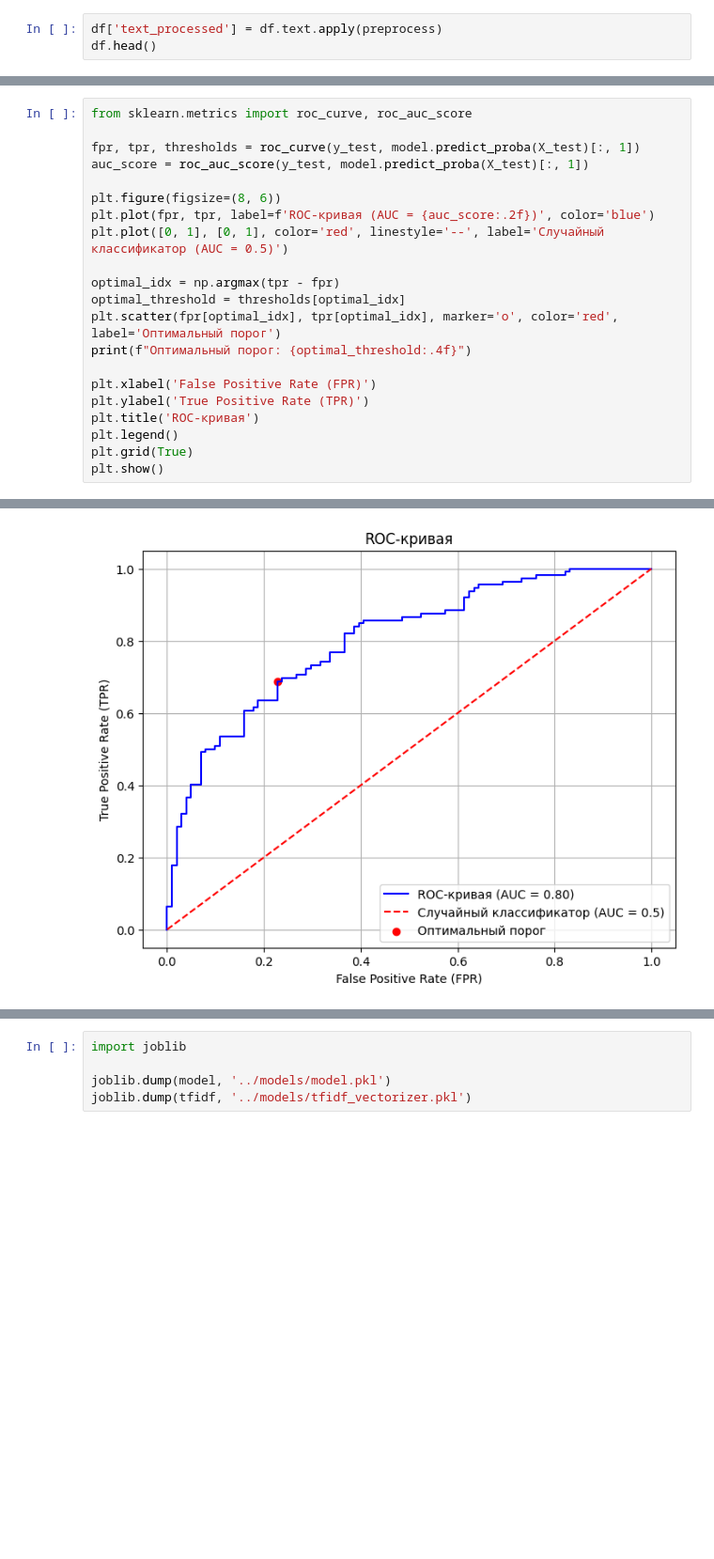
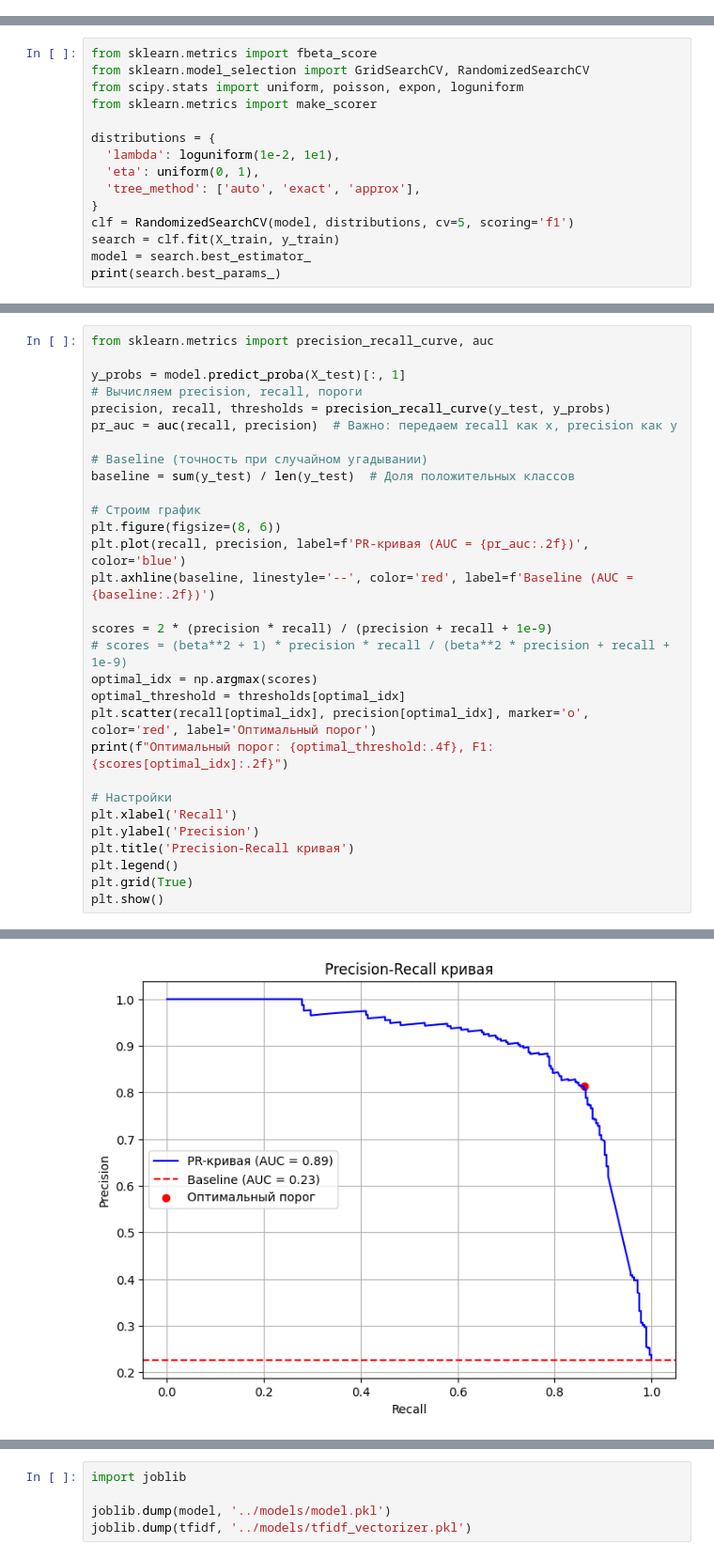
Before and after one commit to qosquo/trachtenberg, a Jupyter notebook: notebooks/jokes.ipynb, the cells around one changed output, grey strips where cells are left out. Shown at 94% size. Drawn from its saved outputs; the diff is of its cells as text; blank space fills up the shorter version.

```diff
--- a/notebooks/jokes.ipynb
+++ b/notebooks/jokes.ipynb
@@ -50,3 +32,0 @@ np.int64(0)
-# %%
-df['text_processed'] = df.text.apply(preprocess)
-df.head()
@@ -103,0 +121,15 @@ LogisticRegression(max_iter=1000, random_state=42, solver='liblinear')
+# %%
+from sklearn.metrics import fbeta_score
+from sklearn.model_selection import GridSearchCV, RandomizedSearchCV
+from scipy.stats import uniform, poisson, expon, loguniform
+from sklearn.metrics import make_scorer
+
+distributions = {
+  'lambda': loguniform(1e-2, 1e1),
+  'eta': uniform(0, 1),
+  'tree_method': ['auto', 'exact', 'approx'],
+}
+clf = RandomizedSearchCV(model, distributions, cv=5, scoring='f1')
+search = clf.fit(X_train, y_train)
+model = search.best_estimator_
+print(search.best_params_)
@@ -136,21 +190,30 @@ plt.show()
 # %%
-from sklearn.metrics import roc_curve, roc_auc_score
+from sklearn.metrics import precision_recall_curve, auc
 
-fpr, tpr, thresholds = roc_curve(y_test, model.predict_proba(X_test)[:, 1])
-auc_score = roc_auc_score(y_test, model.predict_proba(X_test)[:, 1])
+y_probs = model.predict_proba(X_test)[:, 1]
+# Вычисляем precision, recall, пороги
+precision, recall, thresholds = precision_recall_curve(y_test, y_probs)
+pr_auc = auc(recall, precision)  # Важно: передаем recall как x, precision как y
 
+# Baseline (точность при случайном угадывании)
+baseline = sum(y_test) / len(y_test)  # Доля положительных классов
+
+# Строим график
 plt.figure(figsize=(8, 6))
-plt.plot(fpr, tpr, label=f'ROC-кривая (AUC = {auc_score:.2f})', color='blue')
-plt.plot([0, 1], [0, 1], color='red', linestyle='--', label='Случайный классификатор (AUC = 0.5)')
+plt.plot(recall, precision, label=f'PR-кривая (AUC = {pr_auc:.2f})', color='blue')
+plt.axhline(baseline, linestyle='--', color='red', label=f'Baseline (AUC = {baseline:.2f})')
 
-optimal_idx = np.argmax(tpr - fpr)
+scores = 2 * (precision * recall) / (precision + recall + 1e-9)
+# scores = (beta**2 + 1) * precision * recall / (beta**2 * precision + recall + 1e-9)
+optimal_idx = np.argmax(scores)
 optimal_threshold = thresholds[optimal_idx]
-plt.scatter(fpr[optimal_idx], tpr[optimal_idx], marker='o', color='red', label='Оптимальный порог')
-print(f"Оптимальный порог: {optimal_threshold:.4f}")
+plt.scatter(recall[optimal_idx], precision[optimal_idx], marker='o', color='red', label='Оптимальный порог')
+print(f"Оптимальный порог: {optimal_threshold:.4f}, F1: {scores[optimal_idx]:.2f}")
 
-plt.xlabel('False Positive Rate (FPR)')
-plt.ylabel('True Positive Rate (TPR)')
-plt.title('ROC-кривая')
+# Настройки
+plt.xlabel('Recall')
+plt.ylabel('Precision')
+plt.title('Precision-Recall кривая')
 plt.legend()
 plt.grid(True)
 plt.show()
@@ -159 +222 @@ plt.show()
-[figure, old version]
+[figure, new version]
```
Also changed, not shown: parts of 19 cells of this notebook, 5 other files.
